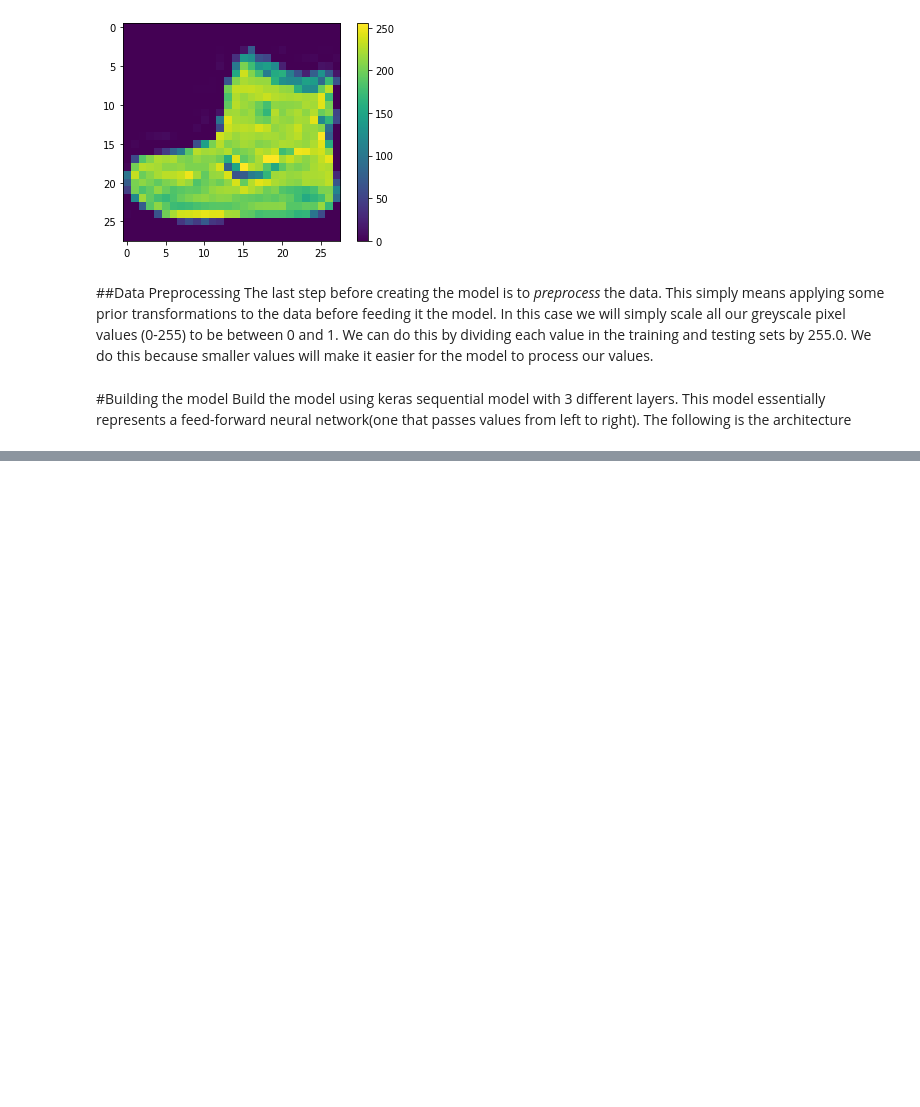
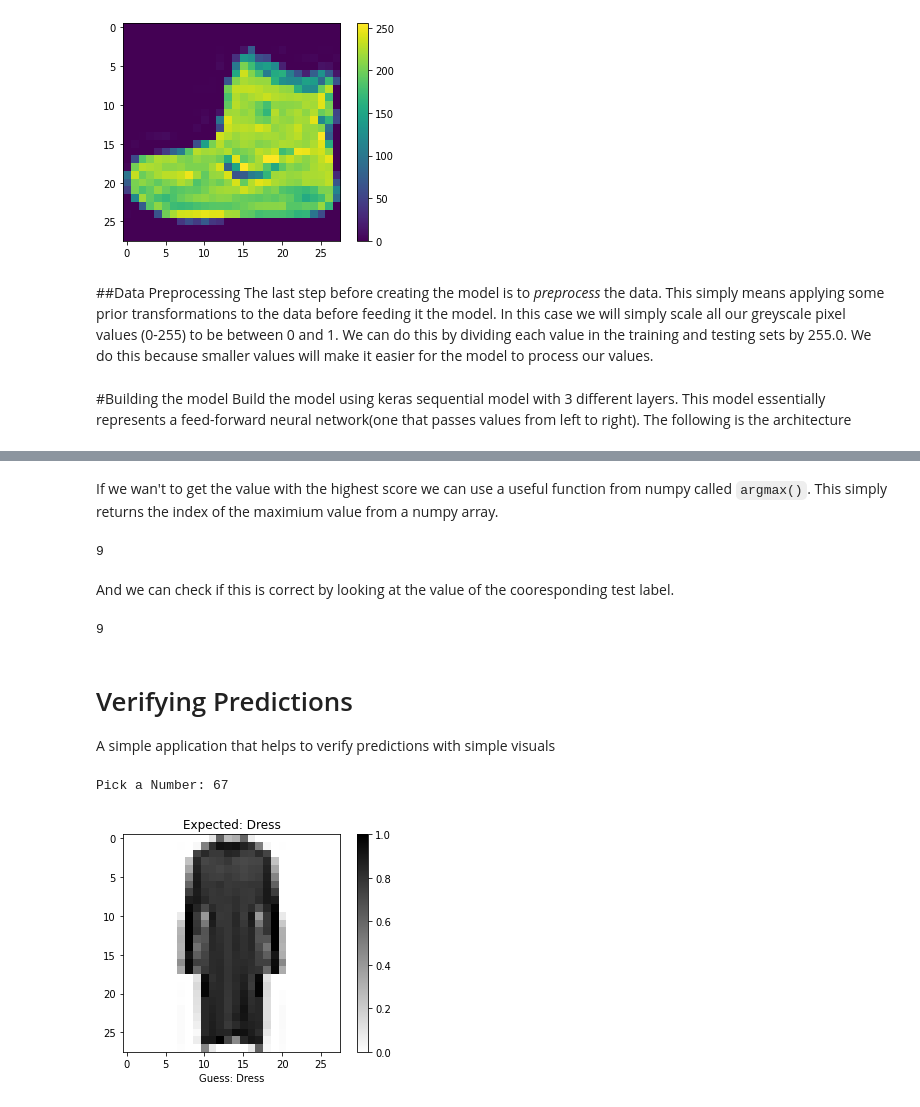
Before and after one commit to sruthiparvatha/Tensorflow_Basics, a Jupyter notebook: Neural_Network_Basics.ipynb, the cells around one changed output, grey strips where cells are left out. Cells and saved outputs as stored; diff of their text form; code cells hidden in the pictures; blank space fills up the shorter version.

````diff
--- a/Neural_Network_Basics.ipynb
+++ b/Neural_Network_Basics.ipynb
@@ -70,7 +72,7 @@ test_images = test_images/255.0
 Build the model using keras sequential model with 3 different layers. This model essentially represents a feed-forward neural network(one that passes values from left to right). The following is the architecture
 # %%
 model = keras.Sequential([
-       keras.layers.Flatten(input_shape=(28, 28)) # input layer (1)
-       keras.layers.Dense(128, activation='relu') # hidden layer(2)
+       keras.layers.Flatten(input_shape=(28, 28)), # input layer (1)
+       keras.layers.Dense(128, activation='relu'), # hidden layer(2)
        keras.layers.Dense(10, activation='softmax') # output layer(3)
 ])
@@ -76,0 +88,4 @@ model = keras.Sequential([
+# %%
+model.compile(optimizer= 'adam',
+              loss='sparse_categorical_crossentropy',
+              metrics = ['accuracy'])
@@ -76,0 +94,2 @@ model = keras.Sequential([
+# %%
+model.fit(train_images, train_labels, epochs=10)
@@ -76,0 +144,56 @@ model = keras.Sequential([
+# %% [markdown]
+If we wan't to get the value with the highest score we can use a useful function from numpy called ```argmax()```. This simply returns the index of the maximium value from a numpy array.
+# %%
+np.argmax(predictions[0])
+# %% [output]
+9
+# %% [markdown]
+And we can check if this is correct by looking at the value of the cooresponding test label.
+# %%
+test_labels[0]
+# %% [output]
+9
+# %% [markdown]
+# Verifying Predictions
+A simple application that helps to verify predictions with simple visuals
+# %%
+# Initialising the plot
+COLOR = 'black'
+plt.rcParams['text.color'] = COLOR
+plt.rcParams['axes.labelcolor']= COLOR
+
+
+def predict(model, image, correct_label):
+  class_names = ['T-shirt/top', 'Trouser', 'Pullover', 'Dress', 'Coat',
+               'Sandal', 'Shirt', 'Sneaker', 'Bag', 'Ankle boot']
+  prediction = model.predict(np.array([image]))
+  predicted_class = class_names[np.argmax(prediction)]
+
+  show_image(image, class_names[correct_label], predicted_class)
+
+def show_image(img, label, guess):
+  plt.figure()
+  plt.imshow(img, cmap=plt.cm.binary)
+  plt.title("Expected: "+ label)
+  plt.xlabel("Guess: "+ guess)
+  plt.colorbar()
+  plt.show()
+
+
+def get_number():
+  while True:
+    num = input("Pick a Number: ")
+    if num.isdigit():
+      num = int(num)
+      if 0<=num<=1000:
+        return int(num)
+      else:
+        print("Enter a valid Number between 0-100")
+
+num = get_number()
+image = test_images[num]
+label = test_labels[num]
+predict(model, image, label)
+# %% [output]
+Pick a Number: 67
+[figure, added]
````
Also changed, not shown: parts of 12 cells of this notebook.
